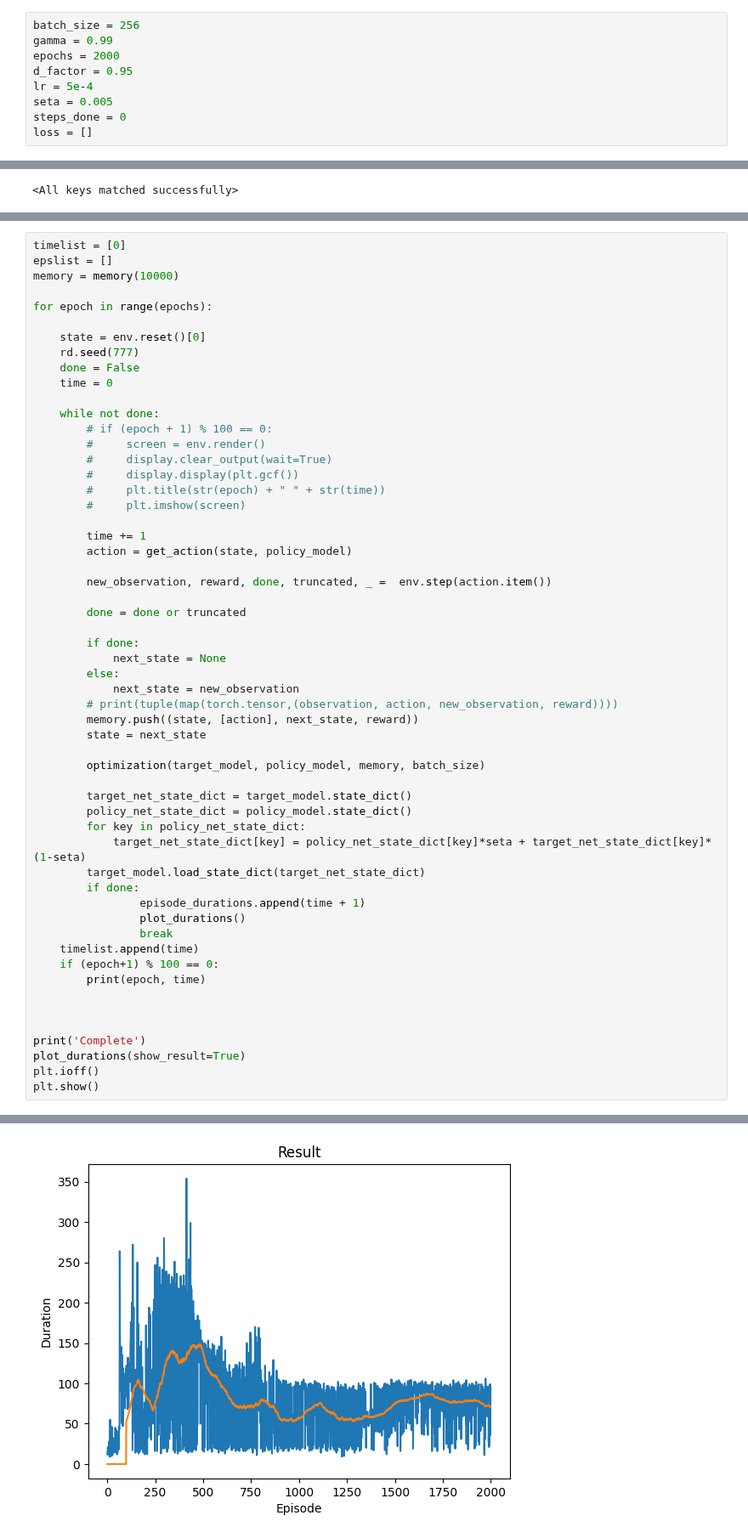
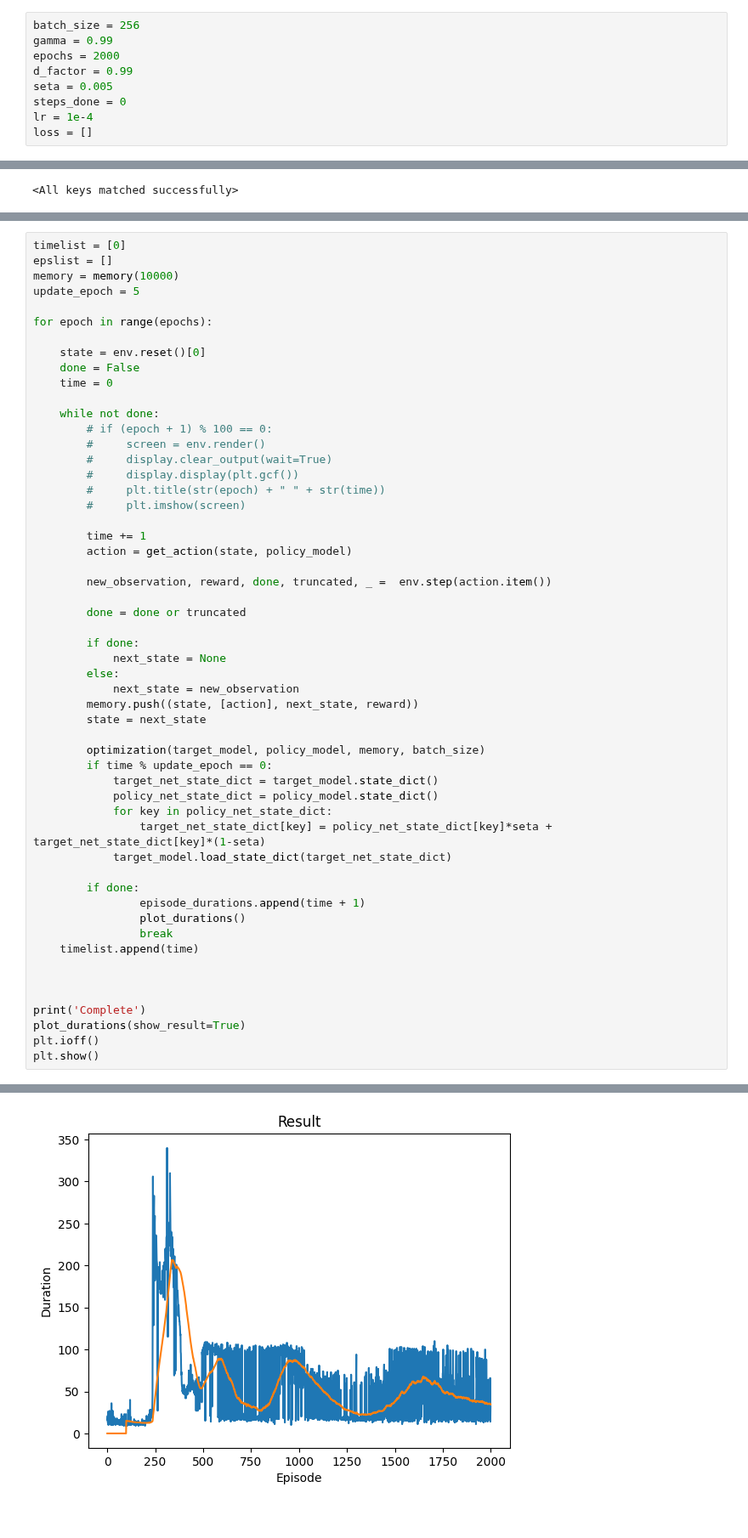
Before and after one commit to be0mi/Reinforce-Learning, a Jupyter notebook: cartpole/DQN.ipynb, the cells around one changed output, grey strips where cells are left out. Shown at 85% size. Drawn from its saved outputs; the diff is of its cells as text.

```diff
--- a/cartpole/DQN.ipynb
+++ b/cartpole/DQN.ipynb
@@ -145,10 +140,10 @@ def plot_durations(show_result=False):
 batch_size = 256
 gamma = 0.99
 epochs = 2000
-d_factor = 0.95
-lr = 5e-4
+d_factor = 0.99
 seta = 0.005
 steps_done = 0
+lr = 1e-4
 loss = []
 # %%
 policy_model = DQN(lr = lr).to(device)
@@ -167,11 +155,11 @@ tensor([[-0.0357],
 timelist = [0]
 epslist = []
 memory = memory(10000)
+update_epoch = 5
 
 for epoch in range(epochs):
 
     state = env.reset()[0]
-    rd.seed(777)
     done = False
     time = 0
 
@@ -194,24 +182,22 @@ for epoch in range(epochs):
             next_state = None
         else:
             next_state = new_observation
-        # print(tuple(map(torch.tensor,(observation, action, new_observation, reward))))
         memory.push((state, [action], next_state, reward))
         state = next_state
 
         optimization(target_model, policy_model, memory, batch_size)
+        if time % update_epoch == 0:
+            target_net_state_dict = target_model.state_dict()
+            policy_net_state_dict = policy_model.state_dict()
+            for key in policy_net_state_dict:
+                target_net_state_dict[key] = policy_net_state_dict[key]*seta + target_net_state_dict[key]*(1-seta)
+            target_model.load_state_dict(target_net_state_dict)
 
-        target_net_state_dict = target_model.state_dict()
-        policy_net_state_dict = policy_model.state_dict()
-        for key in policy_net_state_dict:
-            target_net_state_dict[key] = policy_net_state_dict[key]*seta + target_net_state_dict[key]*(1-seta)
-        target_model.load_state_dict(target_net_state_dict)
         if done:
                 episode_durations.append(time + 1)
                 plot_durations()
                 break
     timelist.append(time)
-    if (epoch+1) % 100 == 0:
-        print(epoch, time)
 
 
 
@@ -224,4 +209,4 @@ plt.show()
 Complete
-[figure, old version]
+[figure, new version]
 <Figure size 640x480 with 0 Axes>
 <Figure size 640x480 with 0 Axes>
```
Also changed, not shown: parts of 6 cells of this notebook, 1 other file.
